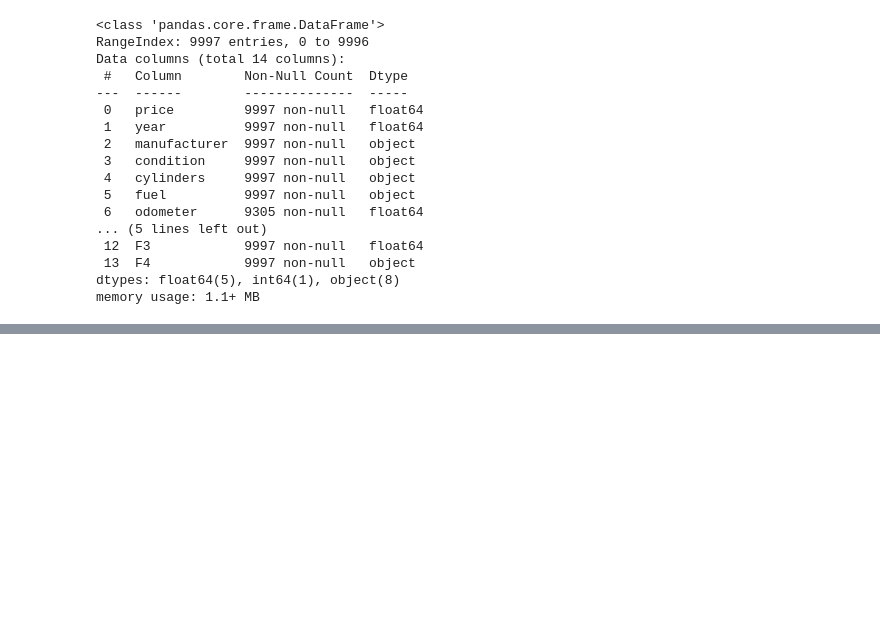
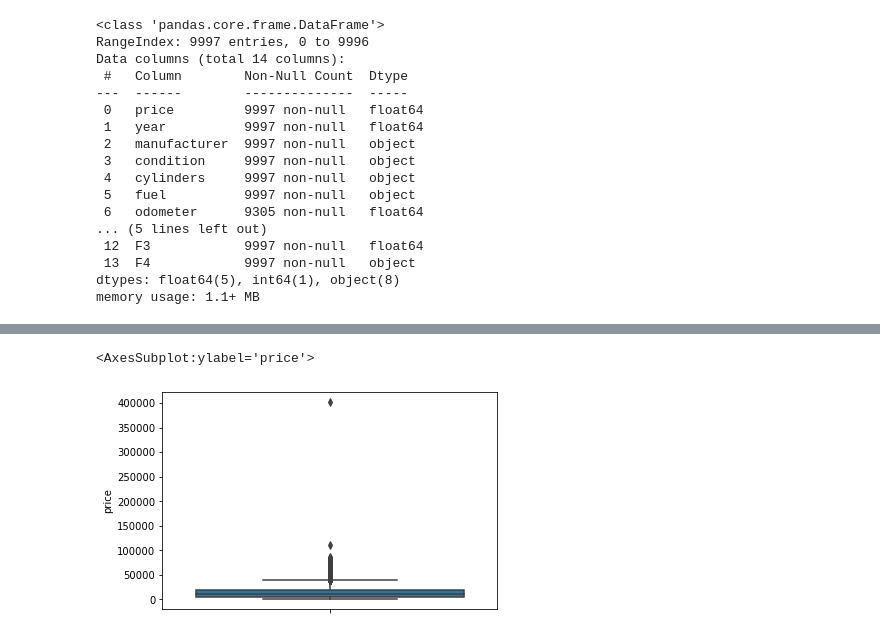
Before and after one commit to EricaXia/spr_2021, a Jupyter notebook: dsci552/ps_1.ipynb, the cells around one changed output, grey strips where cells are left out. Saved outputs shown, nothing was run; the diff lists cells and outputs as text; code cells hidden in the pictures; blank space fills up the shorter version.

```diff
--- a/dsci552/ps_1.ipynb
+++ b/dsci552/ps_1.ipynb
@@ -51,0 +143,5 @@ memory usage: 1.1+ MB
+# %%
+sns.boxplot(y='price', data=df)
+# %% [output]
+<AxesSubplot:ylabel='price'>
+[figure, added]
```
Also changed, not shown: parts of 14 cells of this notebook.
